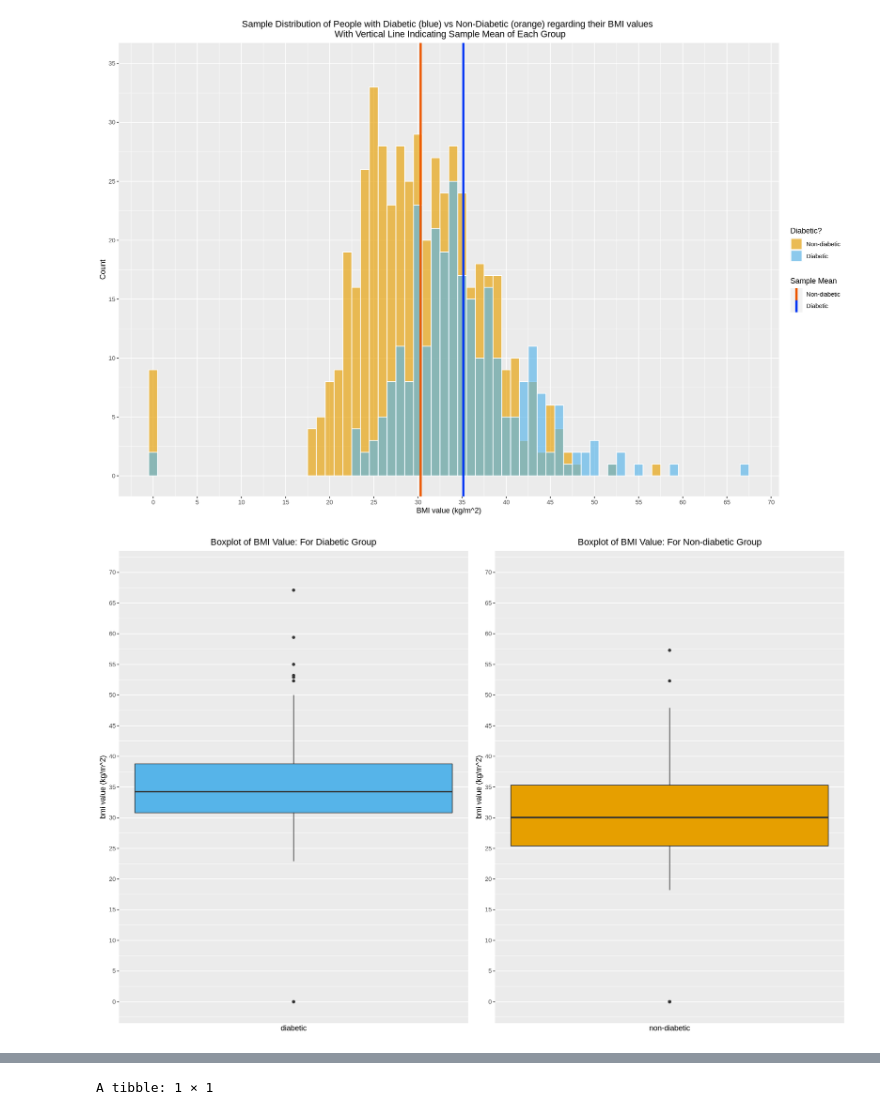
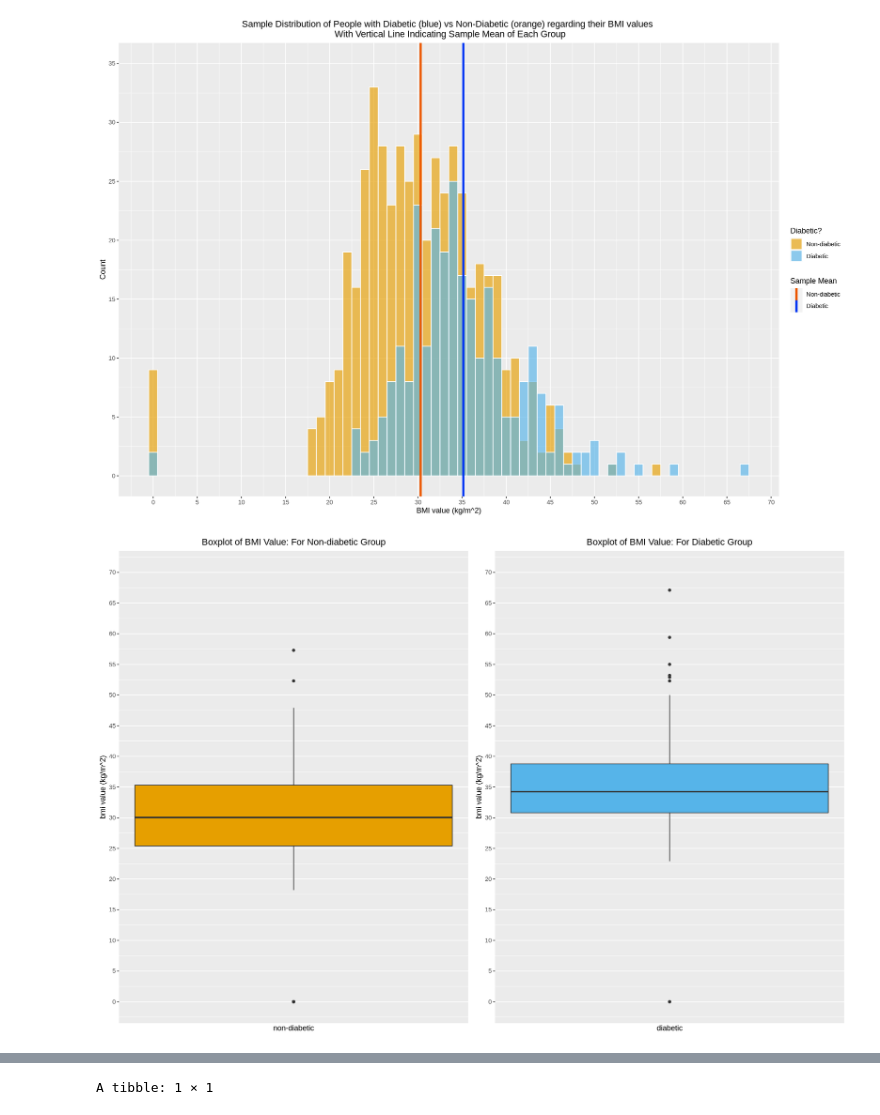
Before and after one commit to Kayleeli/STAT201-Group-23, a Jupyter notebook: final report/DRAFT_final_report.ipynb, the cells around one changed output, grey strips where cells are left out. Saved outputs shown, nothing was run; the diff lists cells and outputs as text; code cells hidden in the pictures.

```diff
--- a/final report/DRAFT_final_report.ipynb
+++ b/final report/DRAFT_final_report.ipynb
@@ -146,29 +99,29 @@ diabetic_and_nondiabetic_sample_hist
 # %%
 # BOXPLOT
 
     ## FOR DIABETIC GROUP:
     boxplot_diabetic <- diabetic_group %>%
             ggplot(aes(y = bmi)) +
             geom_boxplot(fill = lightblue) +
             labs( y = "bmi value (kg/m^2)", x = 'diabetic', title = "Boxplot of BMI Value: For Diabetic Group") +
             scale_y_continuous(limits = c(0,70), breaks=seq(0,100, 5)) +
             scale_x_continuous(breaks=seq(-100,100, 200)) +
             theme(plot.title = element_text(hjust = .5))
 
     ## FOR NON-DIABETIC GROUP:
     boxplot_nondiabetic <- nondiabetic_group %>%
             ggplot(aes(y = bmi)) +
             geom_boxplot(fill = lightorange) +
             labs(y = "bmi value (kg/m^2)", x = 'non-diabetic', title = "Boxplot of BMI Value: For Non-diabetic Group") +
             scale_y_continuous(limits = c(0,70), breaks=seq(0,100, 5)) +
             scale_x_continuous(breaks=seq(-100,100, 200)) +
             theme(plot.title = element_text(hjust = .5))
 
 
 # BOXPLOT of BMI values
-plot_grid(boxplot_diabetic, boxplot_nondiabetic)
+plot_grid(boxplot_nondiabetic, boxplot_diabetic)
 # %% [output]
-[figure, old version]
+[figure, new version]
 # %%
 # BOOTSTRAPPING METHOD
 set.seed(999)
```
Also changed, not shown: parts of 7 cells of this notebook.
